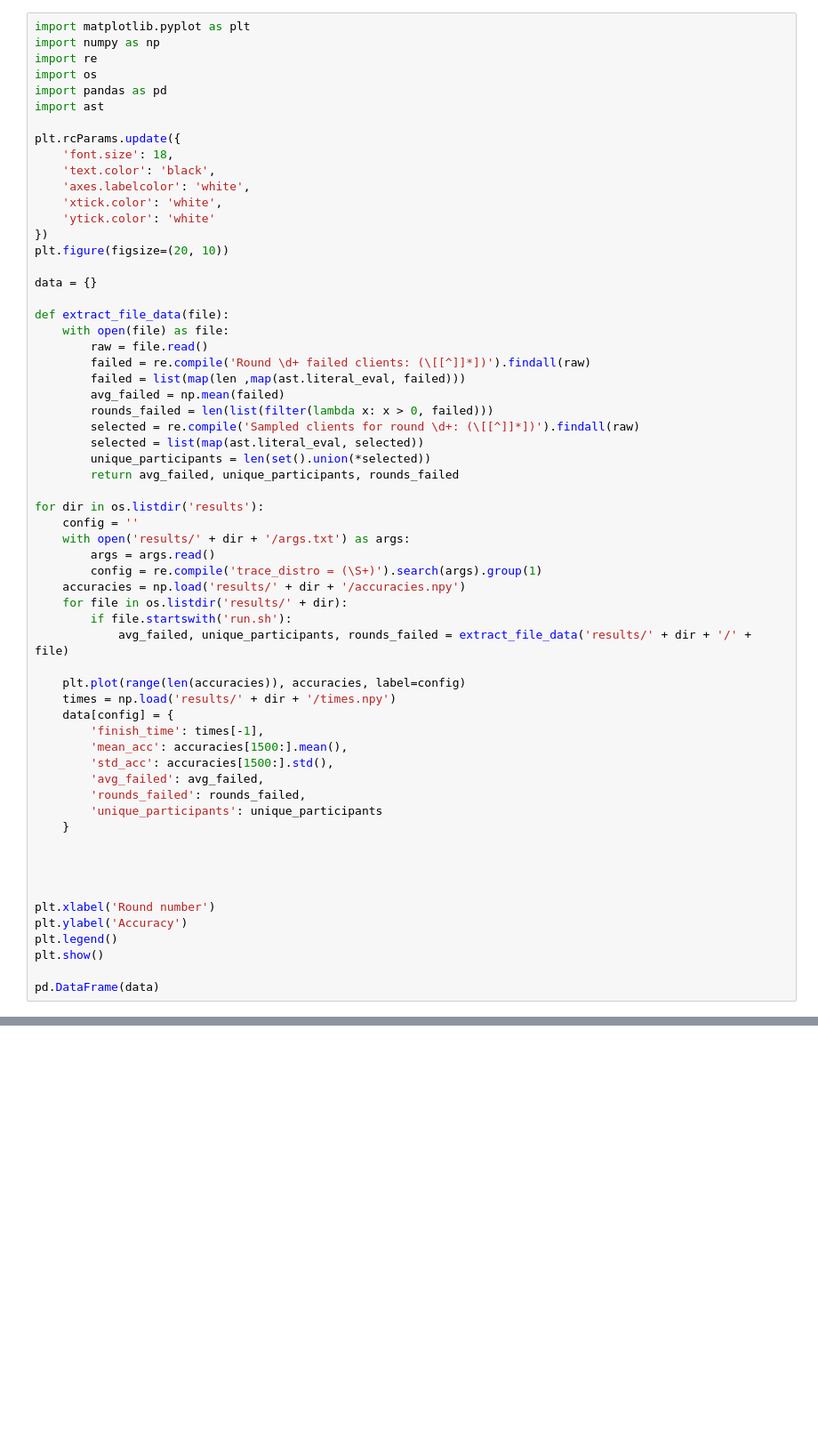
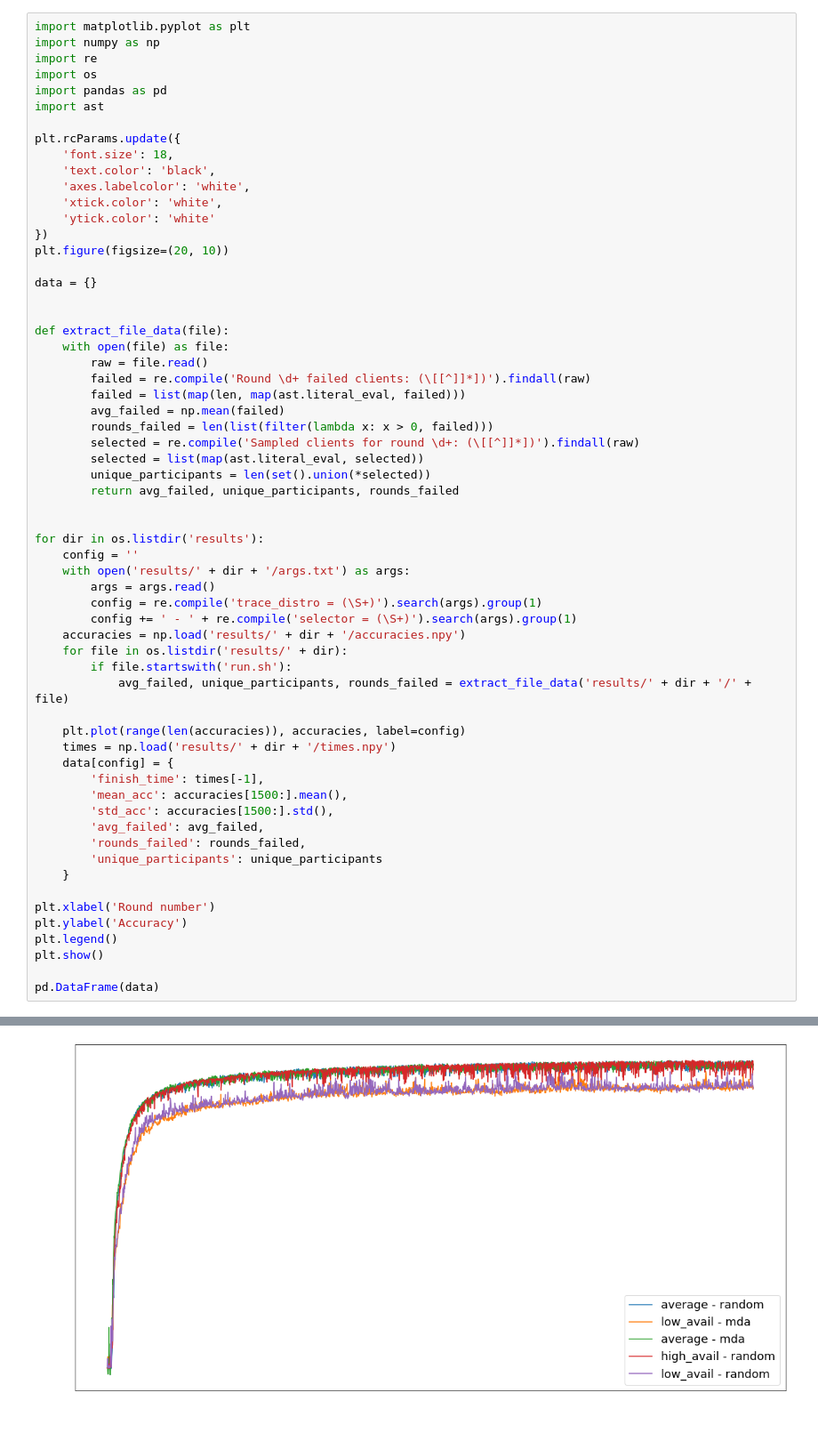
Before and after one commit to aminesi/FedML, a Jupyter notebook: fedml_experiments/distributed/fedavg/visualize.ipynb, the cells around one changed output, grey strips where cells are left out. Shown at 89% size. Saved outputs shown, nothing was run; the diff lists cells and outputs as text; blank space fills up the shorter version.

```diff
--- a/fedml_experiments/distributed/fedavg/visualize.ipynb
+++ b/fedml_experiments/distributed/fedavg/visualize.ipynb
@@ -17,11 +17,12 @@ plt.figure(figsize=(20, 10))
 
 data = {}
 
+
 def extract_file_data(file):
     with open(file) as file:
         raw = file.read()
         failed = re.compile('Round \d+ failed clients: (\[[^]]*])').findall(raw)
-        failed = list(map(len ,map(ast.literal_eval, failed)))
+        failed = list(map(len, map(ast.literal_eval, failed)))
         avg_failed = np.mean(failed)
         rounds_failed = len(list(filter(lambda x: x > 0, failed)))
         selected = re.compile('Sampled clients for round \d+: (\[[^]]*])').findall(raw)
@@ -29,11 +30,13 @@ def extract_file_data(file):
         unique_participants = len(set().union(*selected))
         return avg_failed, unique_participants, rounds_failed
 
+
 for dir in os.listdir('results'):
     config = ''
     with open('results/' + dir + '/args.txt') as args:
         args = args.read()
         config = re.compile('trace_distro = (\S+)').search(args).group(1)
+        config += ' - ' + re.compile('selector = (\S+)').search(args).group(1)
     accuracies = np.load('results/' + dir + '/accuracies.npy')
     for file in os.listdir('results/' + dir):
         if file.startswith('run.sh'):
@@ -50,9 +53,6 @@ for dir in os.listdir('results'):
         'unique_participants': unique_participants
     }
 
-
-
-
 plt.xlabel('Round number')
 plt.ylabel('Accuracy')
 plt.legend()
@@ -64,0 +63 @@ KeyboardInterrupt:
+[figure, added]
```
Also changed, not shown: parts of 1 cell of this notebook, 5 other files.
